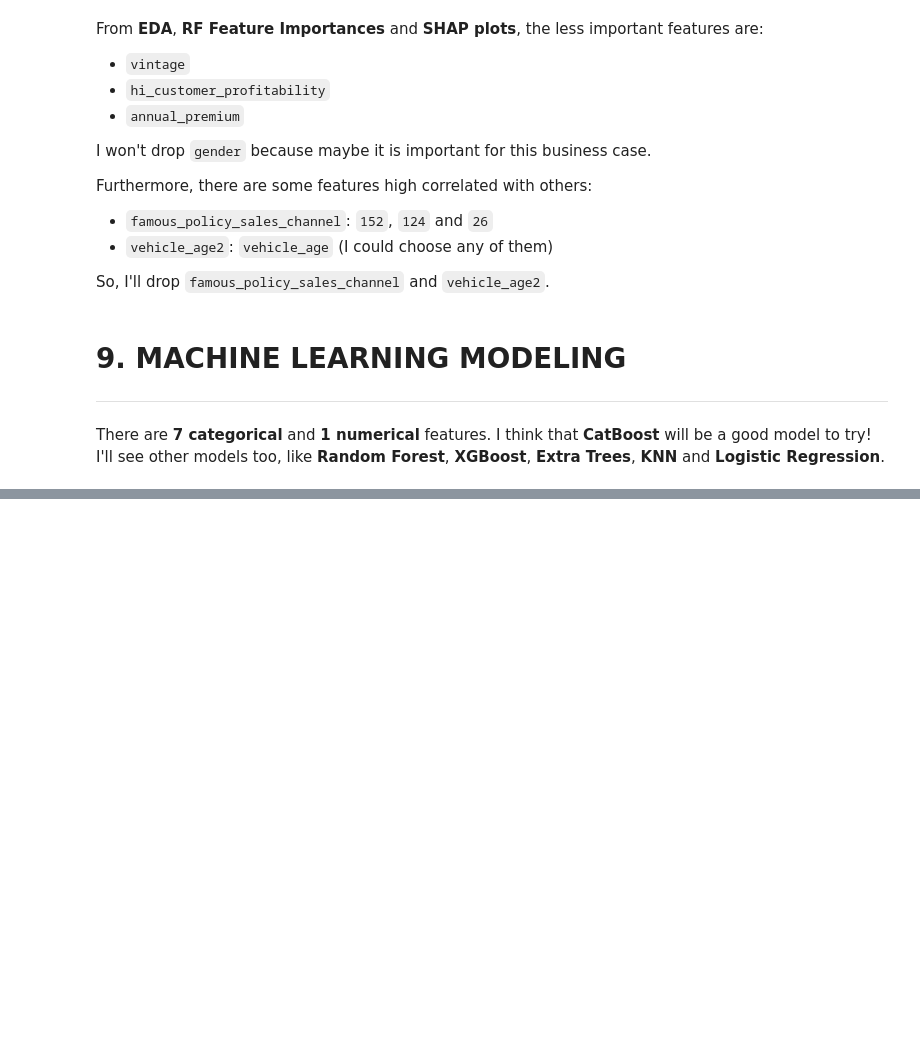
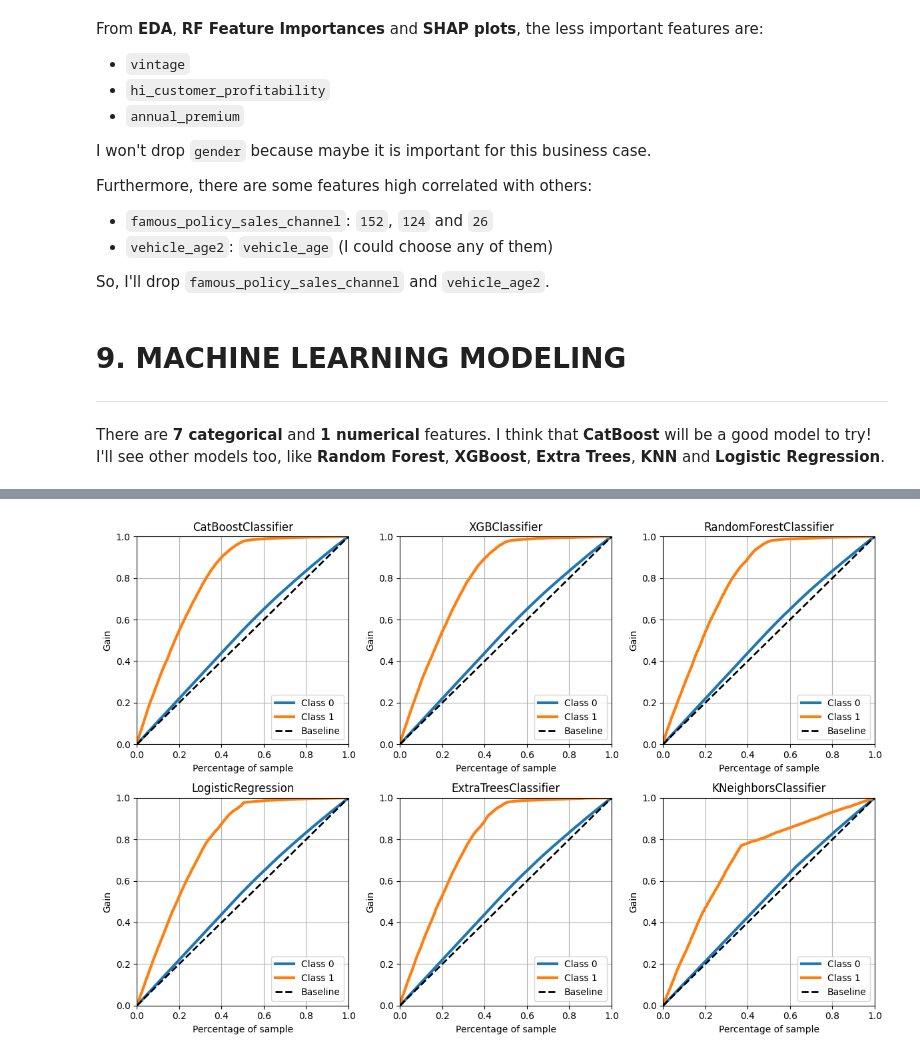
Before and after one commit to Emersonmiady/health-insurance-cross-sell, a Jupyter notebook: notebooks/hi_cs_analysis.ipynb, the cells around one changed output, grey strips where cells are left out. Cells and saved outputs as stored; diff of their text form; code cells hidden in the pictures; blank space fills up the shorter version.

```diff
--- a/notebooks/hi_cs_analysis.ipynb
+++ b/notebooks/hi_cs_analysis.ipynb
@@ -1367,0 +1466,5 @@ display(results_cv_df)
+# %%
+# All cumulative gain plots
+plot_cumulative_gain_of(models, X_test_rescaled, y_test)
+# %% [output]
+[figure, added]
```
Also changed, not shown: parts of 9 cells of this notebook, 4 other files.
